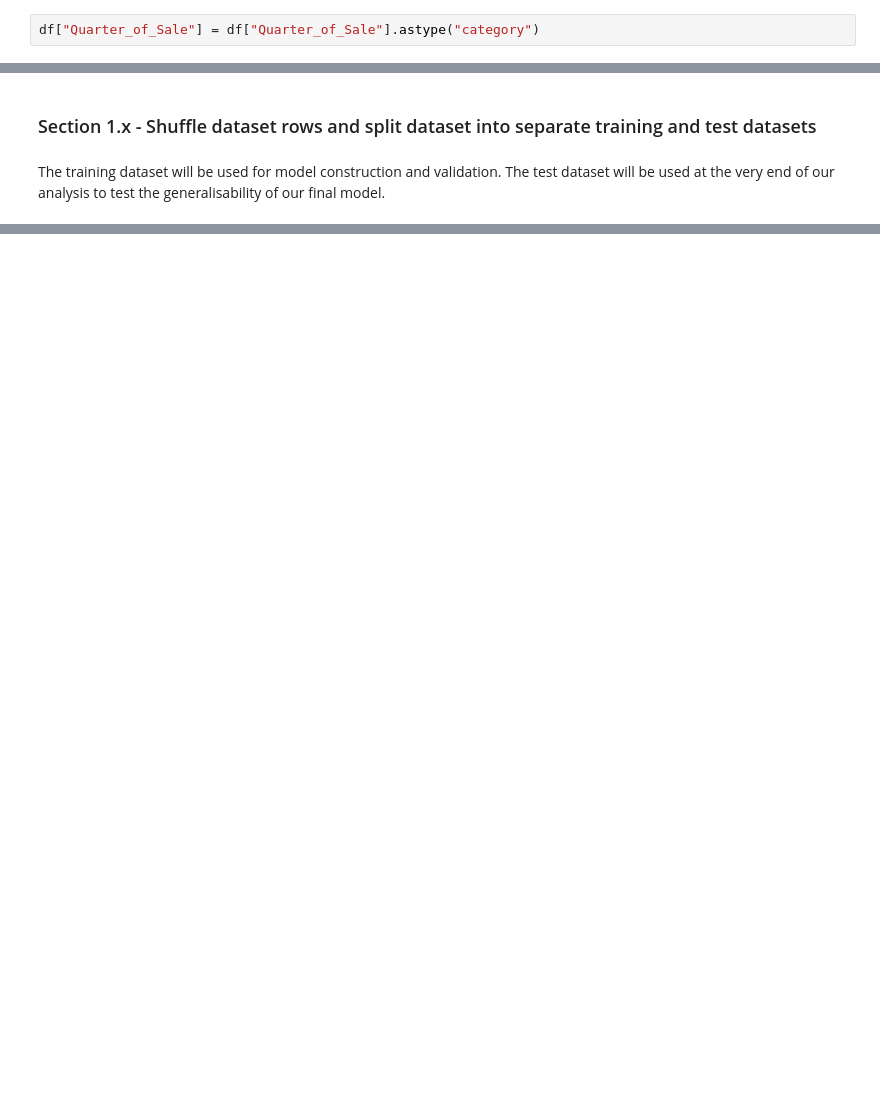
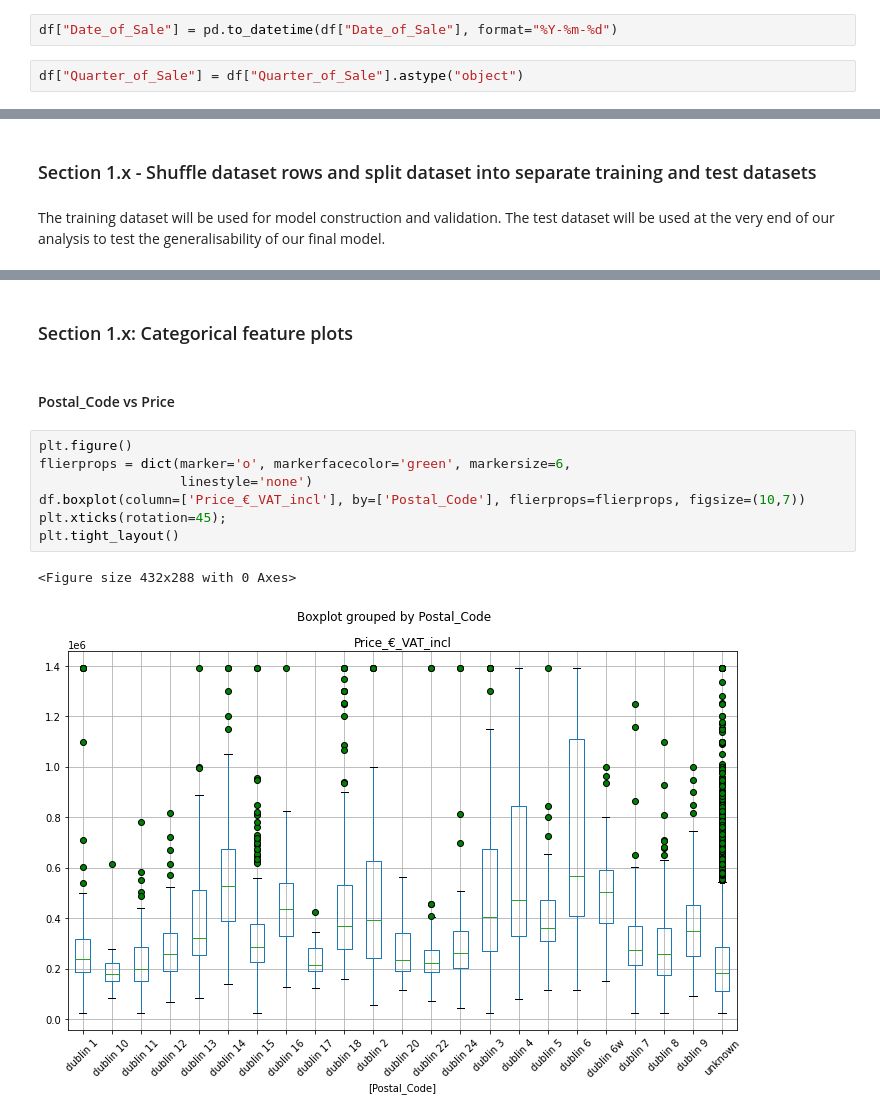
Before and after one commit to michaeldavitt/COMP47350_Housing_Data_Analysis, a Jupyter notebook: 17309836A2.ipynb, the cells around one changed output, grey strips where cells are left out. Saved outputs shown, nothing was run; the diff lists cells and outputs as text; blank space fills up the shorter version.

Commit message:
Performs introductory feature analysis to get important features, and reencodes categorical variables using binary encoding

```diff
--- a/17309836A2.ipynb
+++ b/17309836A2.ipynb
@@ -42,8 +46,10 @@ Quarter_of_Sale                int64
 dtype: object
 # %%
 df["Price_€_VAT_incl"] = df["Price_€_VAT_incl"].astype(float)
+# %%
+df["Date_of_Sale"] = pd.to_datetime(df["Date_of_Sale"], format="%Y-%m-%d")
 # %%
-df["Quarter_of_Sale"] = df["Quarter_of_Sale"].astype("category")
+df["Quarter_of_Sale"] = df["Quarter_of_Sale"].astype("object")
 # %%
 # Select all columns of type 'object'
 object_columns = df.select_dtypes(['object']).columns
@@ -67,0 +97,14 @@ The training dataset will be used for model construction and validation. The tes
+# %% [markdown]
+### Section 1.x: Categorical feature plots
+# %% [markdown]
+#### Postal_Code vs Price
+# %%
+plt.figure()
+flierprops = dict(marker='o', markerfacecolor='green', markersize=6,
+                  linestyle='none')
+df.boxplot(column=['Price_€_VAT_incl'], by=['Postal_Code'], flierprops=flierprops, figsize=(10,7))
+plt.xticks(rotation=45);
+plt.tight_layout()
+# %% [output]
+<Figure size 432x288 with 0 Axes>
+[figure, added]
```
Also changed, not shown: parts of 46 cells of this notebook, 2 other files.
